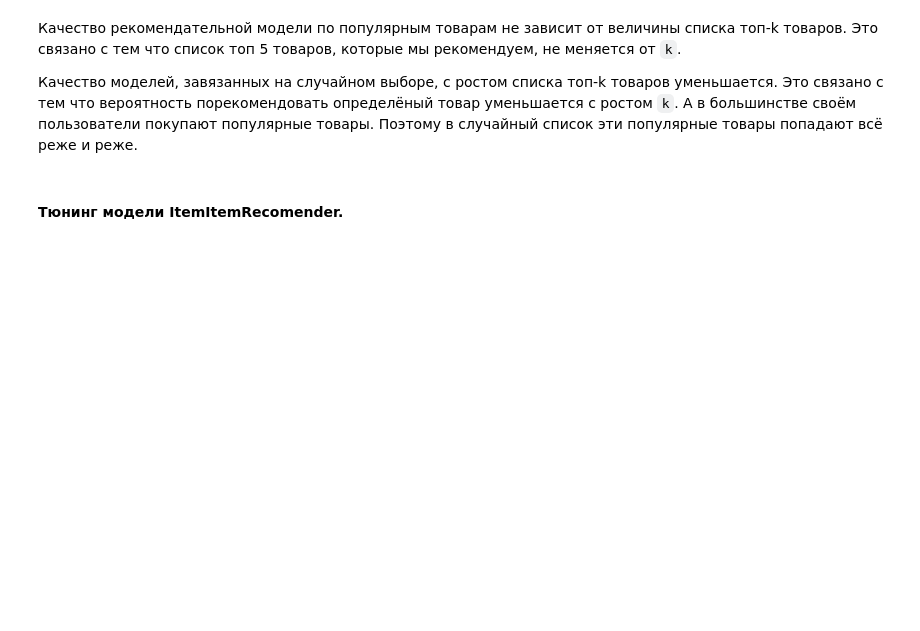
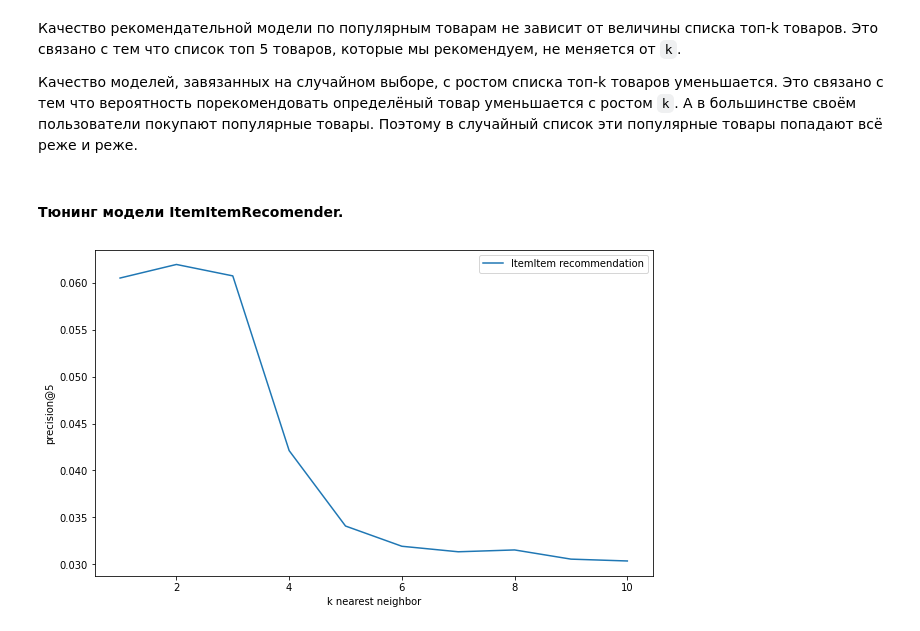
Before and after one commit to dimireme/rec_sys, a Jupyter notebook: lesson_2.ipynb, the cells around one changed output. Cells and saved outputs as stored; diff of their text form; code cells hidden in the pictures; blank space fills up the shorter version.

```diff
--- a/lesson_2.ipynb
+++ b/lesson_2.ipynb
@@ -472,3 +473,39 @@ plt.show()
 Качество моделей, завязанных на случайном выборе, с ростом списка топ-k товаров уменьшается. Это связано с тем что вероятность порекомендовать определёный товар уменьшается с ростом `k`. А в большинстве своём пользователи покупают популярные товары. Поэтому в случайный список эти популярные товары попадают всё реже и реже.
 # %% [markdown]
 #### Тюнинг модели ItemItemRecomender.
+# %%
+# Результат precision@5 для всех значений K.
+result_user_item = []
+
+# Перебираемые значения K.
+k_list = np.arange(1, 11)
+
+for k in k_list:
+    model = ItemItemRecommender(K=k, num_threads=4)
+    model.fit(csr_matrix(user_item_matrix).T.tocsr(), show_progress=True)
+
+    # Инициализируем матрицу рекомендаций.
+    recomended_matrix = []
+
+    # Считаем рекомендации для каждого покупателя.
+    for userid in result.user_id:
+        recomends = model.recommend(userid=userid_to_id[userid],
+                                    user_items=sparse_user_item,
+                                    N=5,
+                                    filter_already_liked_items=True,
+                                    filter_items=None,
+                                    recalculate_user=True)
+        recomended_matrix.append([id_to_itemid[rec[0]] for rec in recomends])
+
+    precisions_mean = average_precision_at_k(recomended_matrix, result.actual, k=5)
+    result_user_item.append(precisions_mean)
+# %%
+plt.figure(figsize=(10, 6))
+
+plt.plot(k_list, result_user_item, label="ItemItem recommendation")
+plt.xlabel('k nearest neighbor')
+plt.ylabel('precision@5')
+plt.legend()
+plt.show()
+# %% [output]
+[figure, added]
```
Also changed, not shown: parts of 6 cells of this notebook.
